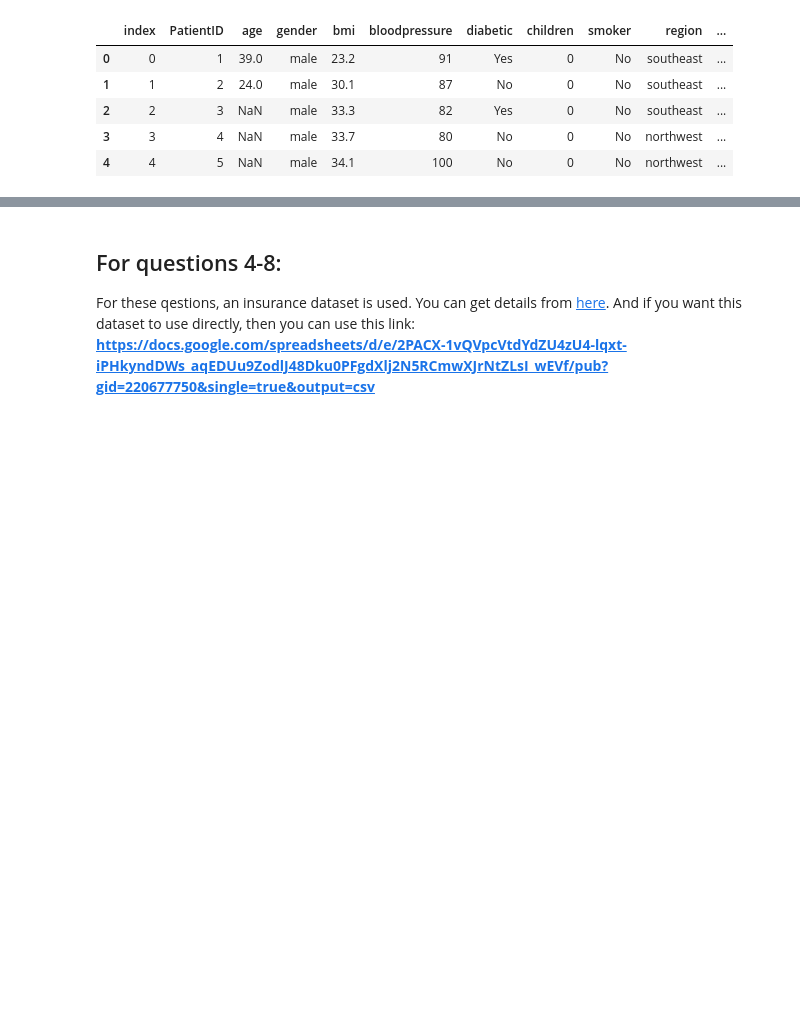
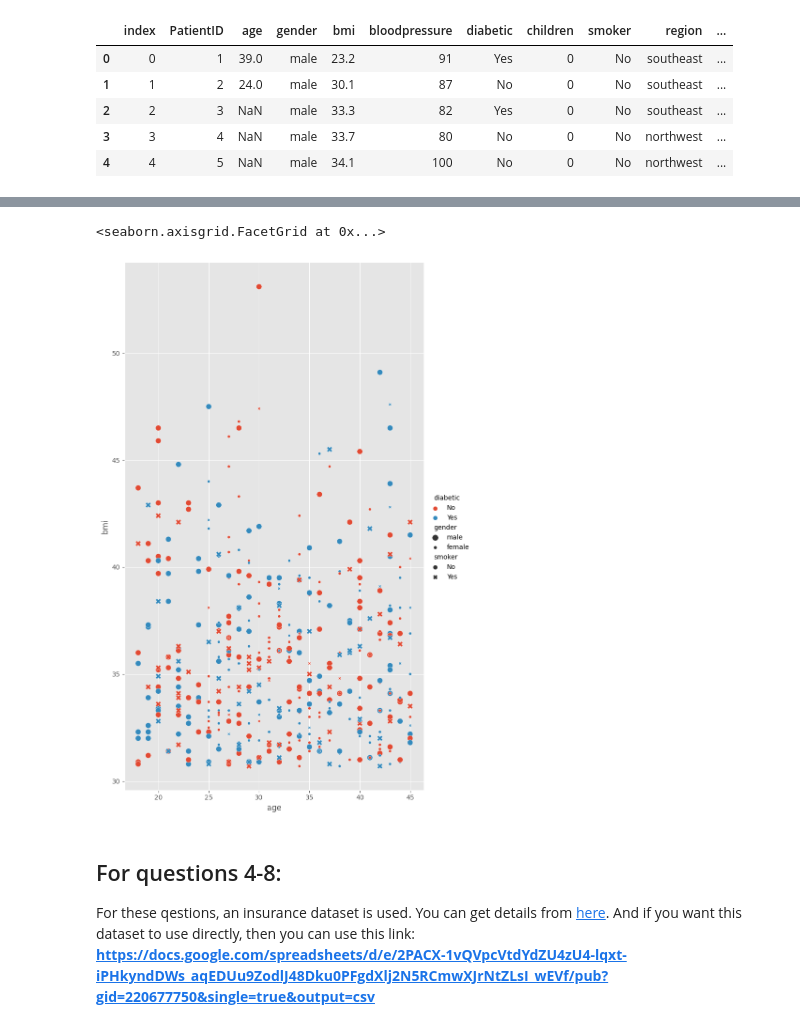
Before and after one commit to singhbhaskar360/Python_ML, a Jupyter notebook: Seaborn_task_25_solutions.ipynb, the cells around one changed output, grey strips where cells are left out. Saved outputs shown, nothing was run; the diff lists cells and outputs as text; code cells hidden in the pictures; blank space fills up the shorter version.

```diff
--- a/Seaborn_task_25_solutions.ipynb
+++ b/Seaborn_task_25_solutions.ipynb
@@ -120,0 +121,7 @@ sns.relplot(data=ins,x='age',y='bmi',kind='scatter')
+# %%
+#4.2
+# sns.relplot(data=ins,x='age',y='bmi',kind='scatter',hue='diabetic',size='gender',style='smoker')
+sns.relplot(data=ins_1[ins_1['bmi']>=ins_1['bmi'].mean()],x='age',y='bmi',kind='scatter',hue='diabetic',size='gender',style='smoker',height=12,aspect=0.6)
+# %% [output]
+<seaborn.axisgrid.FacetGrid at 0x...>
+[figure, added]
```
Also changed, not shown: parts of 5 cells of this notebook.
